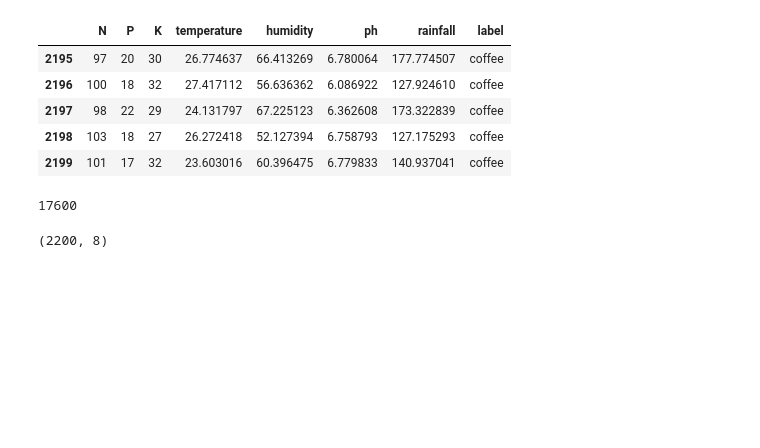
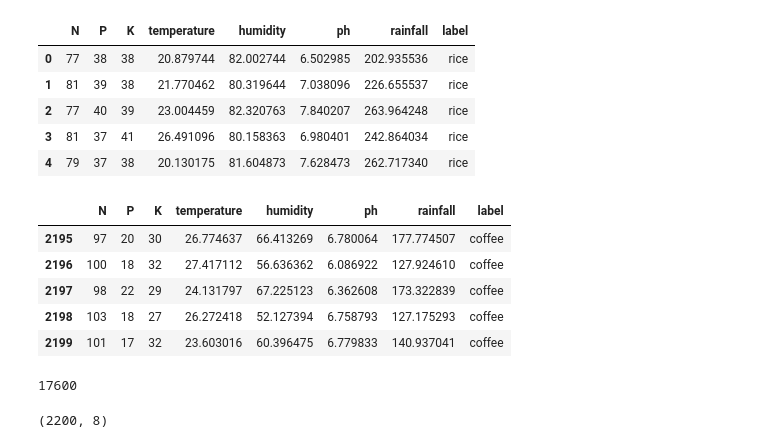
Before and after one commit to anshumanbehera27/Agro_API, a Jupyter notebook: Notebooks/soil_report.ipynb, the cells around one changed output. Saved outputs shown, nothing was run; the diff lists cells and outputs as text; code cells hidden in the pictures; blank space fills up the shorter version.

```diff
--- a/Notebooks/soil_report.ipynb
+++ b/Notebooks/soil_report.ipynb
@@ -12,7 +11,16 @@ from sklearn import tree
 import warnings
 warnings.filterwarnings('ignore')
 # %%
-df = pd.read_csv('..\\Datasets\\crop_recommendation')
+df = pd.read_csv('..\Datasets\crop_recommendation.csv')
+# %%
+df.head()
+# %% [output]
+|  | N | P | K | temperature | humidity | ph | rainfall | label |
+| 0 | 77 | 38 | 38 | 20.879744 | 82.002744 | 6.502985 | 202.935536 | rice |
+| 1 | 81 | 39 | 38 | 21.770462 | 80.319644 | 7.038096 | 226.655537 | rice |
+| 2 | 77 | 40 | 39 | 23.004459 | 82.320763 | 7.840207 | 263.964248 | rice |
+| 3 | 81 | 37 | 41 | 26.491096 | 80.158363 | 6.980401 | 242.864034 | rice |
+| 4 | 79 | 37 | 38 | 20.130175 | 81.604873 | 7.628473 | 262.717340 | rice |
 # %%
 df.tail()
 # %% [output]
```
Also changed, not shown: parts of 1 cell of this notebook, 11 other files.
